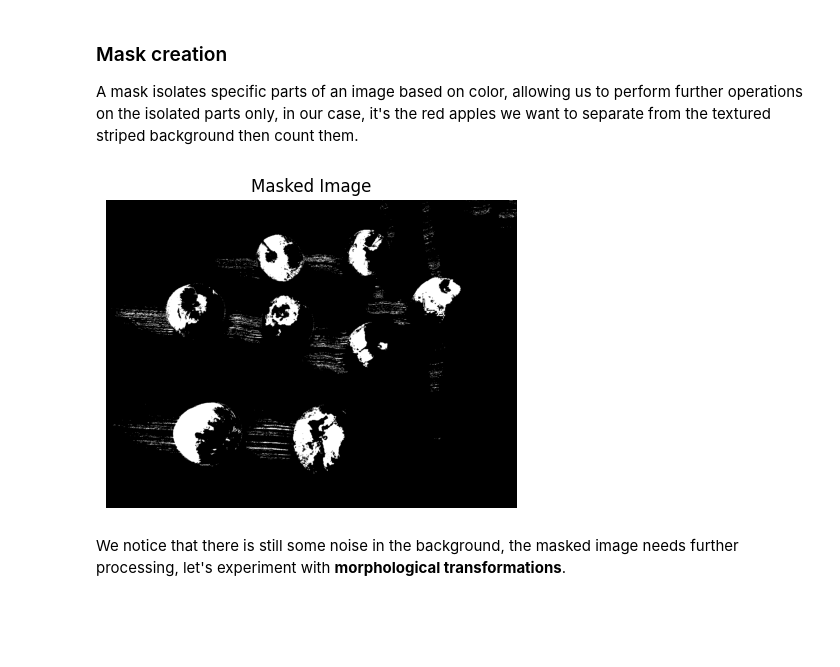
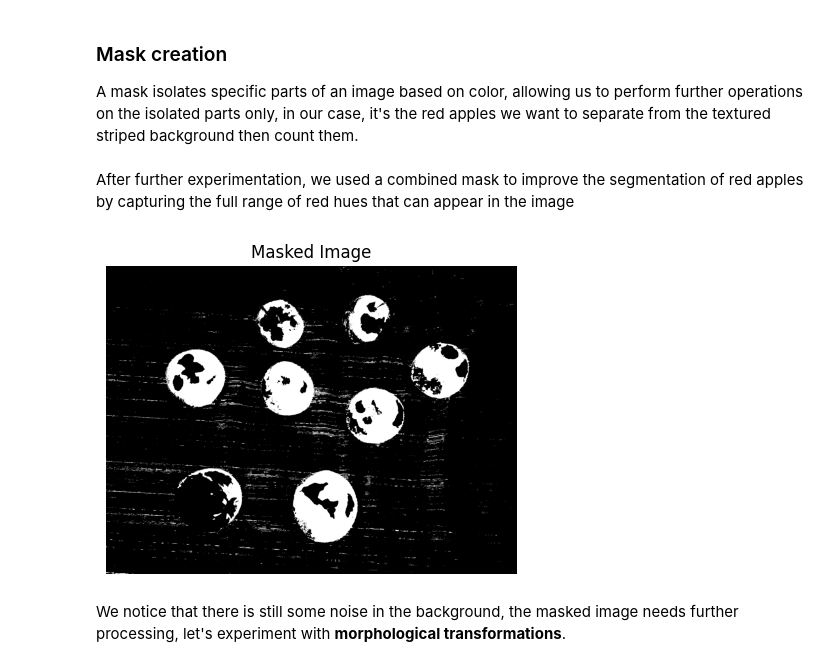
Before and after one commit to Wissemamr/Digital_imgaes_processing, a Jupyter notebook: HOMEWORK/count_apples/counting_manzanas.ipynb, the cells around one changed output. Saved outputs shown, nothing was run; the diff lists cells and outputs as text; code cells hidden in the pictures; blank space fills up the shorter version.

```diff
--- a/HOMEWORK/count_apples/counting_manzanas.ipynb
+++ b/HOMEWORK/count_apples/counting_manzanas.ipynb
@@ -92,16 +92,30 @@ upper_red = np.array([20, 255, 255])
 
 ### Mask creation
 A mask isolates specific parts of an image based on color, allowing us to perform further operations on the isolated parts only, in our case, it's the red apples we want to separate from the textured striped background then count them.
+# %%
+# after further experimentation
+lower_red1 = np.array([0, 100, 100])
+upper_red1 = np.array([10, 255, 255])
+
+# Additional HSV bounds for red apples
+lower_red2 = np.array([170, 70, 50])
+upper_red2 = np.array([180, 255, 255])
+# Create binary masks for both HSV ranges
+mask_red1 = cv2.inRange(hsv, lower_red1, upper_red1)
+mask_red2 = cv2.inRange(hsv, lower_red2, upper_red2)
+# %% [markdown]
+After further experimentation, we used a combined mask to improve the segmentation of red apples by capturing the full range of red hues that can appear in the image
 # %%
 # Mask for red color
-mask_red = cv2.inRange(hsv, lower_red, upper_red)
+# using a combined mask
+combined_mask = cv2.bitwise_or(mask_red1, mask_red2)
 plt.figure(figsize=(6, 4))
 plt.title("Masked Image")
 plt.axis("off")
-plt.imshow(mask_red, cmap="gray")
+plt.imshow(combined_mask, cmap="gray")
 plt.show()
 # %% [output]
-[figure, old version]
+[figure, new version]
 # %% [markdown]
 We notice that there is still some noise in the background, the masked image needs further processing, let's experiment with **morphological transformations**.
 # %% [markdown]
```
Also changed, not shown: parts of 6 cells of this notebook, 1 other file.
